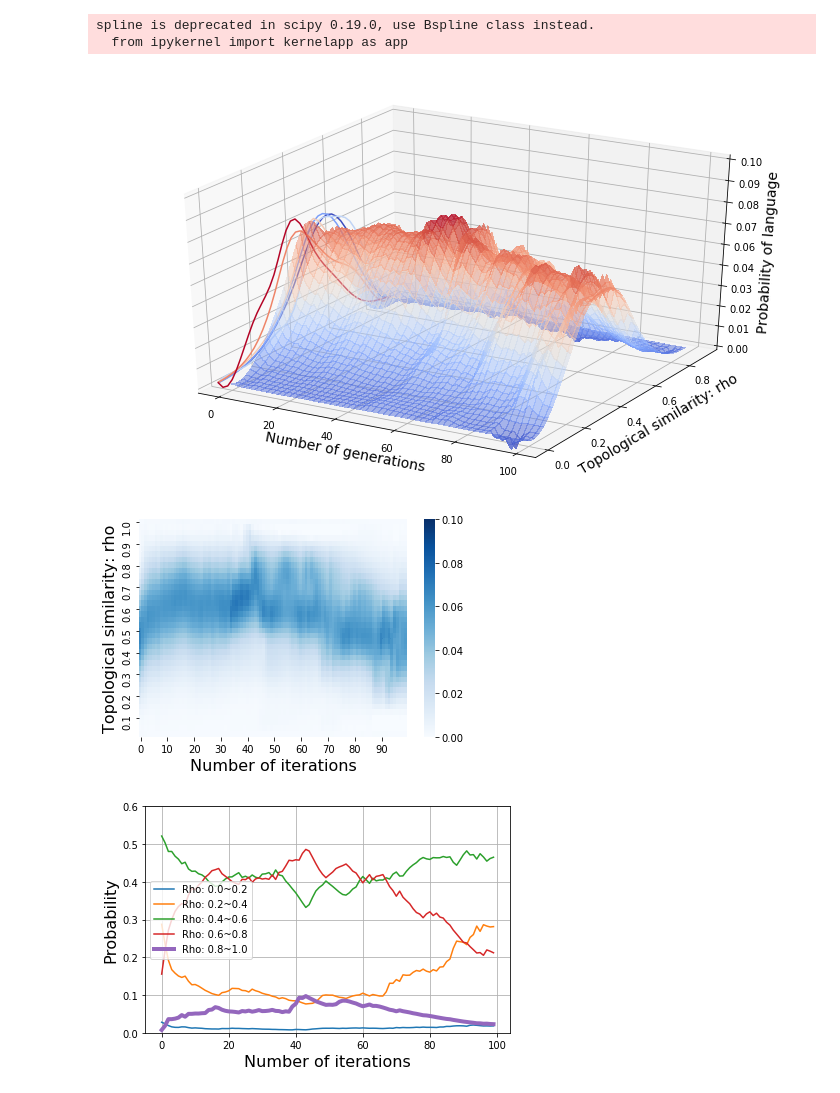
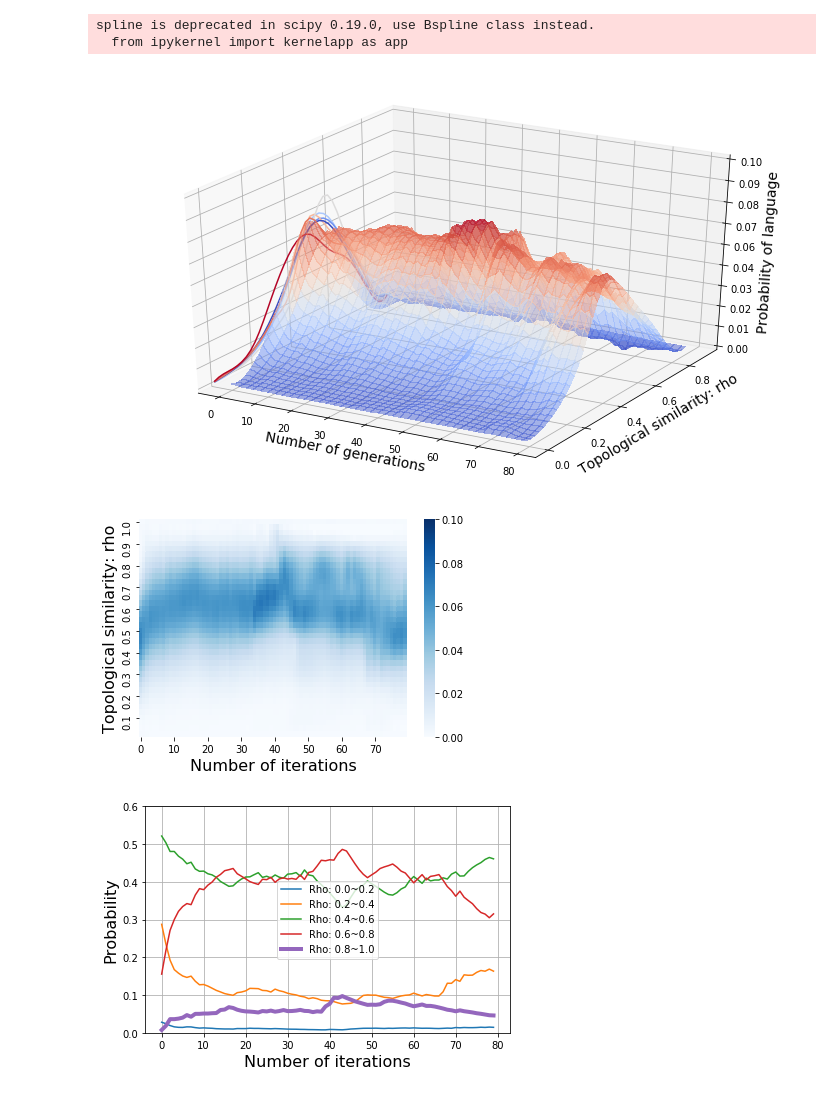
Before and after one commit to Joshua-Edinburgh/numeral_thesis, a Jupyter notebook: show_figures01.ipynb, the cells around one changed output. Saved outputs shown, nothing was run; the diff lists cells and outputs as text; code cells hidden in the pictures.

```diff
--- a/show_figures01.ipynb
+++ b/show_figures01.ipynb
@@ -162,4 +162,4 @@ def smooth(matrix, ratio=20):
 # %%
 BINS = 10
 PDF = 'comp_generations.npy'
-PDF_both_spk_and_lis = np.load(path+BOTH_RST_LONG+PDF)
+PDF_both_spk_and_lis = np.load(path+BOTH_RST+PDF)[:80,:]
@@ -170,7 +174,7 @@ for comp_list in PDF_both_spk_and_lis:
     histo_list.append(tmp_histo)
 
 histo_matrix = np.asarray(histo_list)
-histo_matrix = smooth(histo_matrix,10) # Smooth across generations
+histo_matrix = smooth(histo_matrix,5) # Smooth across generations
 
 X = np.arange(0,BINS,1)*0.1
 X_NEW = np.linspace(min(X),max(X),40)
@@ -260,7 +268,7 @@ fig2.savefig('Figures/Both_reset_bins_distribution.pdf')
 C5.1 Distribution of P(La|D) -- None_reset
 ----------
 # %%
-PDF_none_spk_and_lis = np.load(path+NONE_RST_LONG+PDF)
+PDF_none_spk_and_lis = np.load(path+NONE_RST_LONG+PDF)[:80,:]
 # %%
 histo_list = []
 for comp_list in PDF_none_spk_and_lis:
@@ -287,28 +295,28 @@ spline is deprecated in scipy 0.19.0, use Bspline class instead.
 # %%
 fig = plt.figure(figsize=(10,6))
 ax = fig.gca(projection='3d')
 
-Y = np.arange(0,100,1)
+Y = np.arange(0,80,1)
 X_G, Y_G = np.meshgrid(X_NEW, Y)
 Z = smoth_matrix
 surf = ax.plot_surface(Y_G,X_G,Z,cmap=cm.coolwarm,linewidth=1,antialiased=False, alpha=0.5)
 #cset = ax.contour(Y_G,X_G,Z,zdir='z',offset = 0, cmap=cm.coolwarm)
 cset = ax.contour(Y_G,X_G,Z,zdir='x',offset = -5, cmap=cm.coolwarm)
 ax.set_zlim(0,0.1)
 ax.zaxis.set_major_locator(LinearLocator(10))
 ax.zaxis.set_major_formatter(FormatStrFormatter('%.02f'))
 
 ax.set_xlabel('Number of generations',fontsize=14)
 ax.set_ylabel('Topological similarity: rho',fontsize=14)
 ax.set_zlabel('Probability of language',fontsize=14)
 
 #fig.colorbar(surf,shrink=0.5,aspect=5)
 #ax.view_init(elev=90,azim=270)
 
 fig.tight_layout()
 fig.savefig('Figures/None_reset_3D.pdf')
 # %% [output]
-[figure, old version]
+[figure, new version]
 # %%
 f, ax = plt.subplots(figsize=(6,4))
 
@@ -319,7 +327,7 @@ plt.xlabel('Number of iterations', fontsize=16)
 plt.ylabel('Topological similarity: rho', fontsize=16)
 f.savefig('Figures/None_reset_heatmap.pdf',bbox_inches='tight')
 # %% [output]
-[figure, old version]
+[figure, new version]
 # %%
 fig2 = plt.figure(figsize=(6,4))
 ax2 = fig2.add_subplot(1,1,1)
@@ -353,4 +361,4 @@ ax2.grid('on')
 fig2.tight_layout()
 fig2.savefig('Figures/None_reset_bins_distribution.pdf')
 # %% [output]
-[figure, old version]
+[figure, new version]
```
Also changed, not shown: parts of 7 cells of this notebook, 11 other files.
